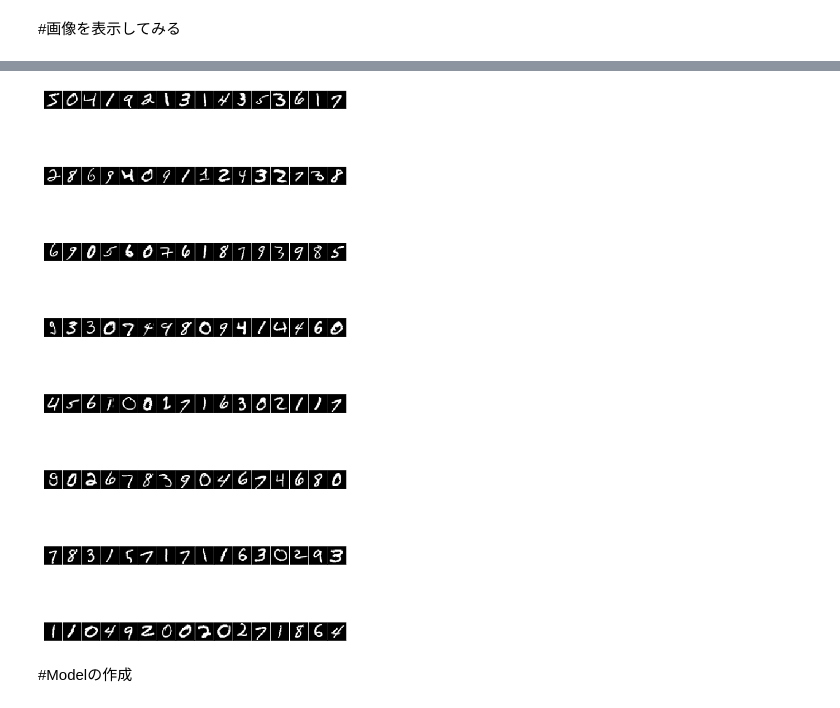
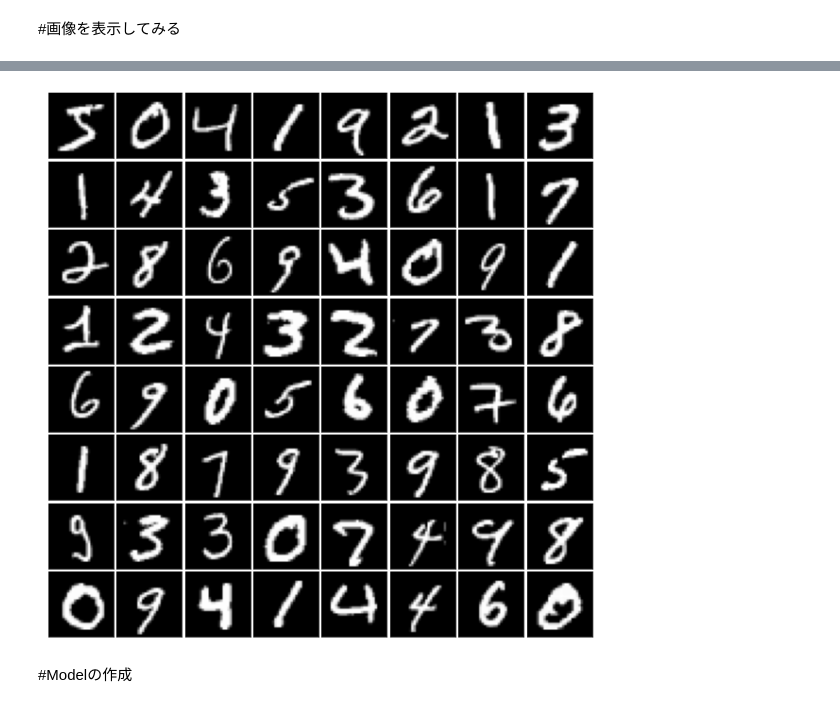
Before and after one commit to ykitaguchi77/Laboratory_course, a Jupyter notebook: 7. MNIST using Tensorflow.ipynb, the cells around one changed output, grey strips where cells are left out. Cells and saved outputs as stored; diff of their text form; code cells hidden in the pictures.

```diff
--- a/7. MNIST using Tensorflow.ipynb
+++ b/7. MNIST using Tensorflow.ipynb
@@ -28,19 +44,19 @@ Downloading data from https://storage.googleapis.com/tensorflow/tf-keras-dataset
 # %%
 import matplotlib.pyplot as plt
 import numpy as np
 
 # MNISTデータの表示
-W = 16  # 横に並べる個数
+W = 8  # 横に並べる個数
 H = 8   # 縦に並べる個数
 fig = plt.figure(figsize=(H, W))
 fig.subplots_adjust(left=0, right=1, bottom=0, top=1.0, hspace=0.05, wspace=0.05)
 for i in range(W*H):
     ax = fig.add_subplot(H, W, i + 1, xticks=[], yticks=[])
     ax.imshow(x_train[i].reshape((28, 28)), cmap='gray')
 
 plt.show()
 # %% [output]
-[figure, old version]
+[figure, new version]
 # %% [markdown]
 #Modelの作成
 # %%
```
Also changed, not shown: parts of 6 cells of this notebook.
